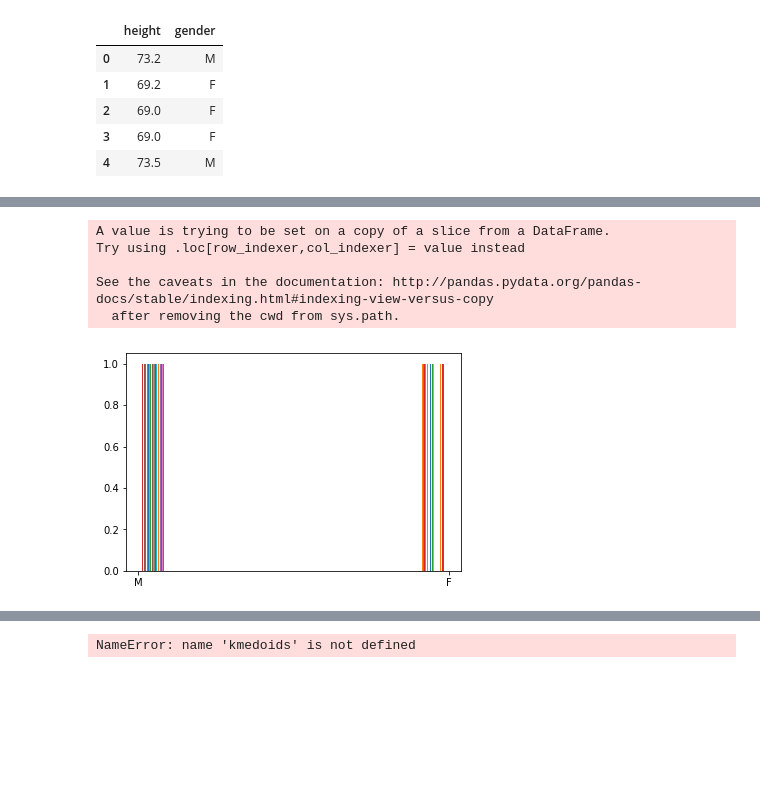
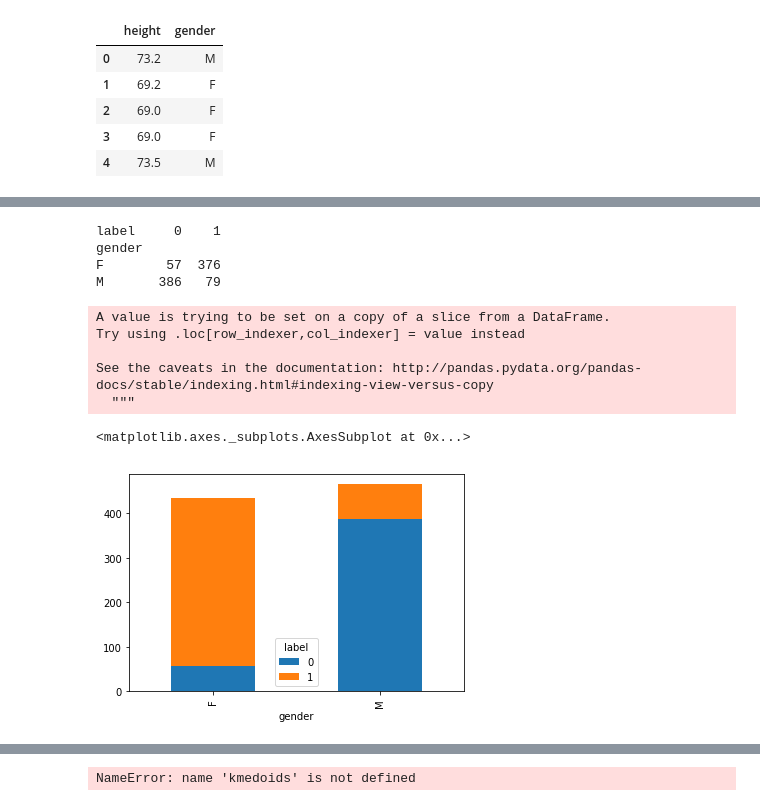
Before and after one commit to axxypatel/Data_Science_Class, a Jupyter notebook: RtoPython_Clustering_Assignment2.ipynb, the cells around one changed output, grey strips where cells are left out. Cells and saved outputs as stored; diff of their text form; code cells hidden in the pictures; blank space fills up the shorter version.

```diff
--- a/RtoPython_Clustering_Assignment2.ipynb
+++ b/RtoPython_Clustering_Assignment2.ipynb
@@ -77,18 +83,25 @@ Cluster Means:
 # %%
 #cm = confusion_matrix(galton_height_gender_cols["gender"],label)
 #cm = pd.Series(label)
 #cm = cm.value_counts()
-galton_height_gender_cols['label']=label
-cm_temp = pd.crosstab(galton_height_gender_cols['gender'],galton_height_gender_cols['label'])
-plt.hist(x=galton_height_gender_cols['gender'])#,galton_height_gender_cols['label'])
-#print(cm_temp)
+
+galton_height_gender_cols['label'] = label
+cm_temp = pd.crosstab(galton_height_gender_cols['gender'], galton_height_gender_cols['label'])
+print(cm_temp)
+cm_temp.plot(kind='bar', stacked=True)
 plt.show()
-#print(galton_height_gender_cols["gender"].shape,label.shape)
+
+# code after this is redundant and plot the same thing again so thats why it is not coded here.
 # %% [output]
-A value is trying to be set on a copy of a slice from a DataFrame.
-Try using .loc[row_indexer,col_indexer] = value instead
-
-See the caveats in the documentation: http://pandas.pydata.org/pandas-docs/stable/indexing.html#indexing-view-versus-copy
-  after removing the cwd from sys.path.
+label     0    1
+gender
+F        57  376
+M       386   79
+A value is trying to be set on a copy of a slice from a DataFrame.
+Try using .loc[row_indexer,col_indexer] = value instead
+
+See the caveats in the documentation: http://pandas.pydata.org/pandas-docs/stable/indexing.html#indexing-view-versus-copy
+  """
+<matplotlib.axes._subplots.AxesSubplot at 0x...>
-[figure, old version]
+[figure, new version]
 # %%
```
Also changed, not shown: parts of 15 cells of this notebook.
